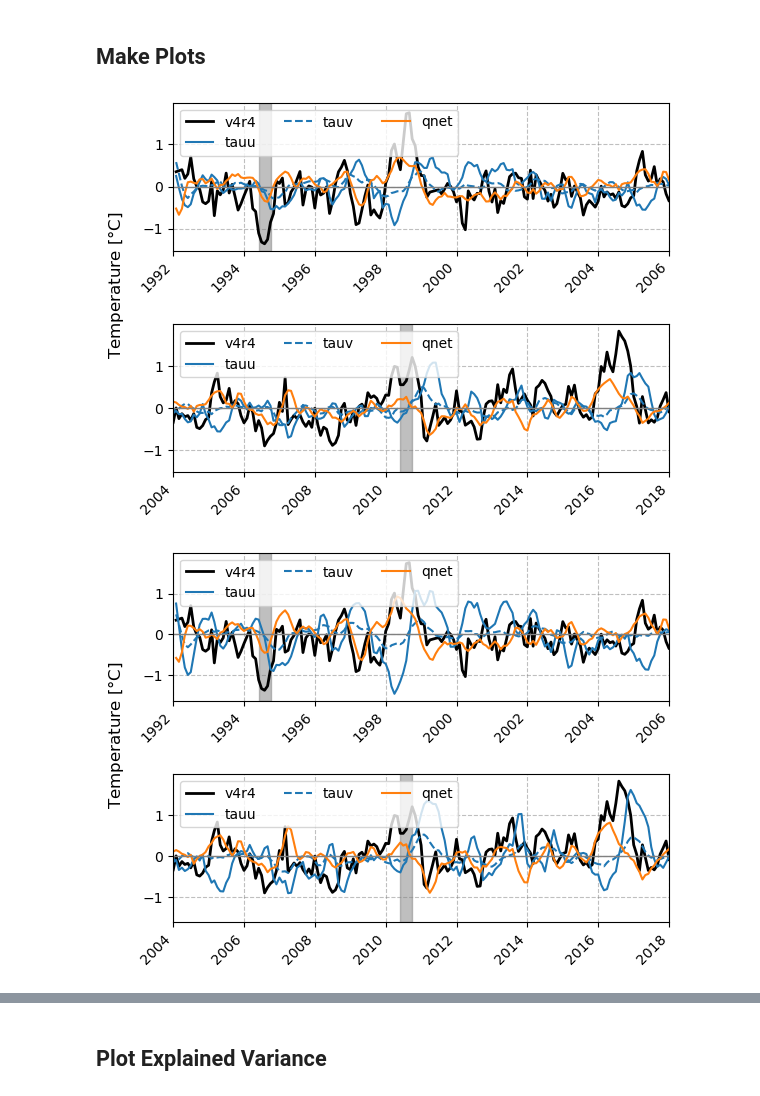
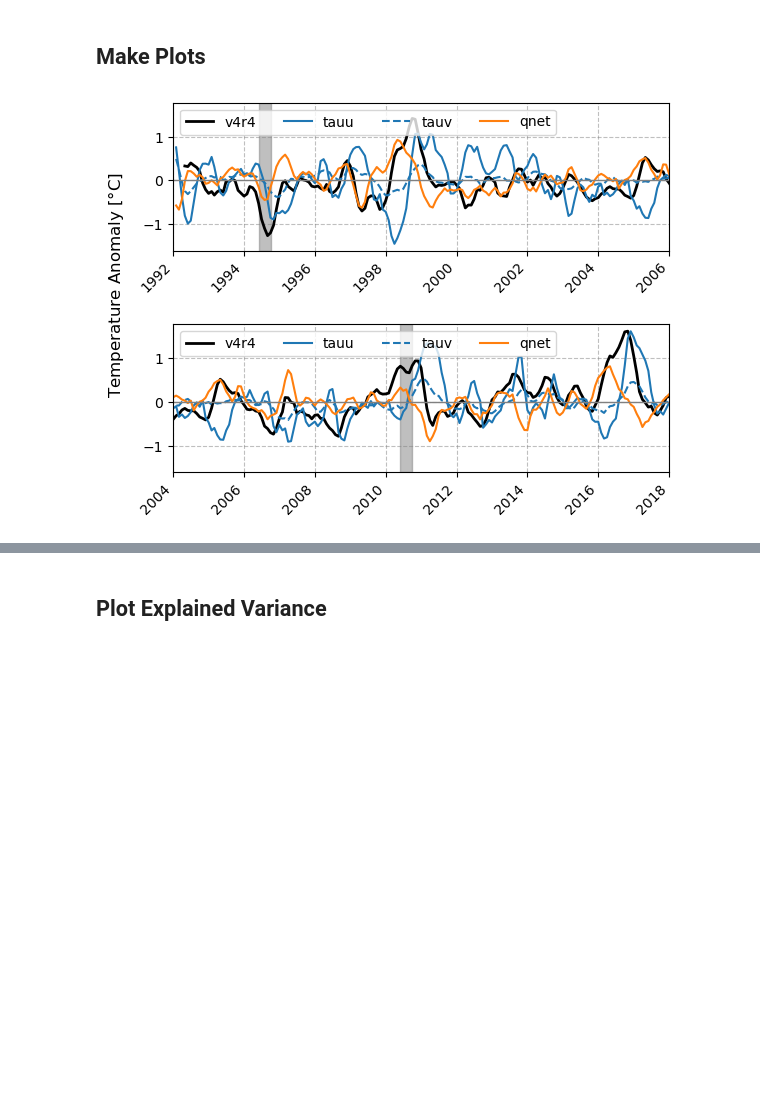
Before and after one commit to ECCO-Summer-School/ESS25-Team_ECCO-UP, a Jupyter notebook: contributors/andrew/convolution_figures.ipynb, the cells around one changed output, grey strips where cells are left out. Cells and saved outputs as stored; diff of their text form; code cells hidden in the pictures; blank space fills up the shorter version.

```diff
--- a/contributors/andrew/convolution_figures.ipynb
+++ b/contributors/andrew/convolution_figures.ipynb
@@ -144,6 +145,8 @@ ds_conv_t_10_anom = calc_conv_anomaly(ds_conv_t_10)
 ds_conv_s_94_anom = calc_conv_anomaly(ds_conv_s_94)
 ds_conv_s_10_anom = calc_conv_anomaly(ds_conv_s_10)
 ds_monthly_anom = calc_v4_anom(ds_monthly)
+
+ds_monthly_anom = ds_monthly_anom.rolling({"time": 4}).mean()
 # %% [markdown]
 ## Make Plots
 # %%
@@ -161,7 +164,7 @@ def plot_v4_time_series(da_list: list[xr.DataArray], labels: list[str], y_label:
         ax.set_xticks(ax.get_xticks(), ax.get_xticklabels(), rotation=45, ha='right')
         ax.axhline(0, lw=1, c="gray")
         ax.grid(c="gray", alpha=0.5, ls="--")
-        ax.legend(ncols=3, loc="upper left")
+        ax.legend(ncols=4, loc="upper left")
     ylim = ax1.get_ylim()
     ax1.fill_betweenx(y=ylim, x1=np.datetime64("1994-06-01"), x2=np.datetime64("1994-10-01"), color="gray", alpha=0.5)
     ax2.fill_betweenx(y=ylim, x1=np.datetime64("2010-06-01"), x2=np.datetime64("2010-10-01"), color="gray", alpha=0.5)
@@ -170,52 +173,53 @@ def plot_v4_time_series(da_list: list[xr.DataArray], labels: list[str], y_label:
     fig.supylabel(y_label)
     plt.savefig(FIGURES_DIR / name, bbox_inches="tight", dpi=600)
 # %%
+lag = 24
+
+# plot_v4_time_series(
+#     da_list=[
+#         ds_monthly_anom["sea_surface_temperature"],
+#         ds_conv_t_94_anom["tauu"].sel(lag=lag),
+#         ds_conv_t_94_anom["tauv"].sel(lag=lag),
+#         ds_conv_t_94_anom["qnet"].sel(lag=lag),
+#     ],
+#     labels=[
+#         "v4r4",
+#         "tauu",
+#         "tauv",
+#         "qnet",
+#     ],
+#     y_label="Temperature [$\\mathsf{\\degree C}$]",
+#     name="sst_conv_reconstructed_1994_objf.png",
+#     custom_cycler=(
+#         cycler(color=['k', '#1f77b4', '#1f77b4', '#ff7f0e'])
+#         + cycler(ls=['-', '-', '--', '-'])
+#         + cycler(lw=[2, 1.5, 1.5, 1.5])
+#     )
+# )
+
 plot_v4_time_series(
     da_list=[
         ds_monthly_anom["sea_surface_temperature"],
-        ds_conv_t_94_anom["tauu"].sel(lag=24),
-        ds_conv_t_94_anom["tauv"].sel(lag=24),
-        ds_conv_t_94_anom["qnet"].sel(lag=24),
+        ds_conv_t_10_anom["tauu"].sel(lag=lag),
+        ds_conv_t_10_anom["tauv"].sel(lag=lag),
+        ds_conv_t_10_anom["qnet"].sel(lag=lag),
     ],
     labels=[
         "v4r4",
         "tauu",
         "tauv",
         "qnet",
     ],
-    y_label="Temperature [$\\mathsf{\\degree C}$]",
-    name="sst_conv_reconstructed_1994_objf.png",
+    y_label="Temperature Anomaly [$\\mathsf{\\degree C}$]",
+    name="poster_pres_figs/sst_conv_reconstructed_2010_objf.png",
     custom_cycler=(
         cycler(color=['k', '#1f77b4', '#1f77b4', '#ff7f0e'])
         + cycler(ls=['-', '-', '--', '-'])
         + cycler(lw=[2, 1.5, 1.5, 1.5])
     )
 )
-
-plot_v4_time_series(
-    da_list=[
-        ds_monthly_anom["sea_surface_temperature"],
-        ds_conv_t_10_anom["tauu"].sel(lag=24),
-        ds_conv_t_10_anom["tauv"].sel(lag=24),
-        ds_conv_t_10_anom["qnet"].sel(lag=24),
-    ],
-    labels=[
-        "v4r4",
-        "tauu",
-        "tauv",
-        "qnet",
-    ],
-    y_label="Temperature [$\\mathsf{\\degree C}$]",
-    name="sst_conv_reconstructed_2010_objf.png",
-    custom_cycler=(
-        cycler(color=['k', '#1f77b4', '#1f77b4', '#ff7f0e'])
-        + cycler(ls=['-', '-', '--', '-'])
-        + cycler(lw=[2, 1.5, 1.5, 1.5])
-    )
-)
 # %% [output]
-[figure, old version]
+[figure, new version]
-[figure, removed]
 # %%
 plot_v4_time_series(
     da_list=[
```
Also changed, not shown: parts of 8 cells of this notebook, 5 other files.
